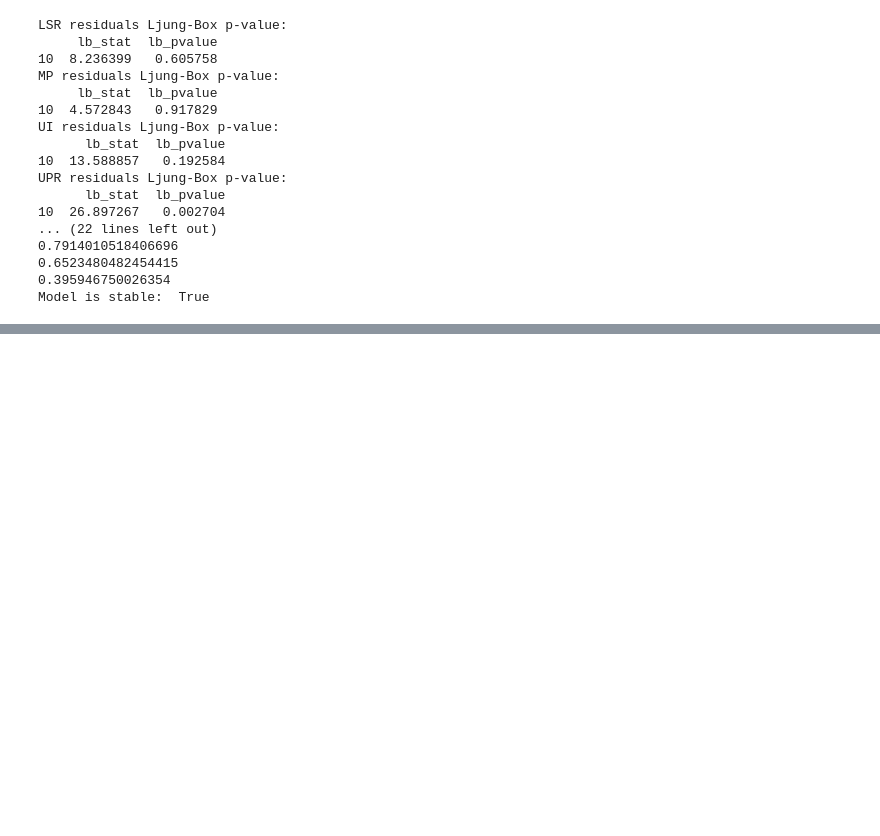
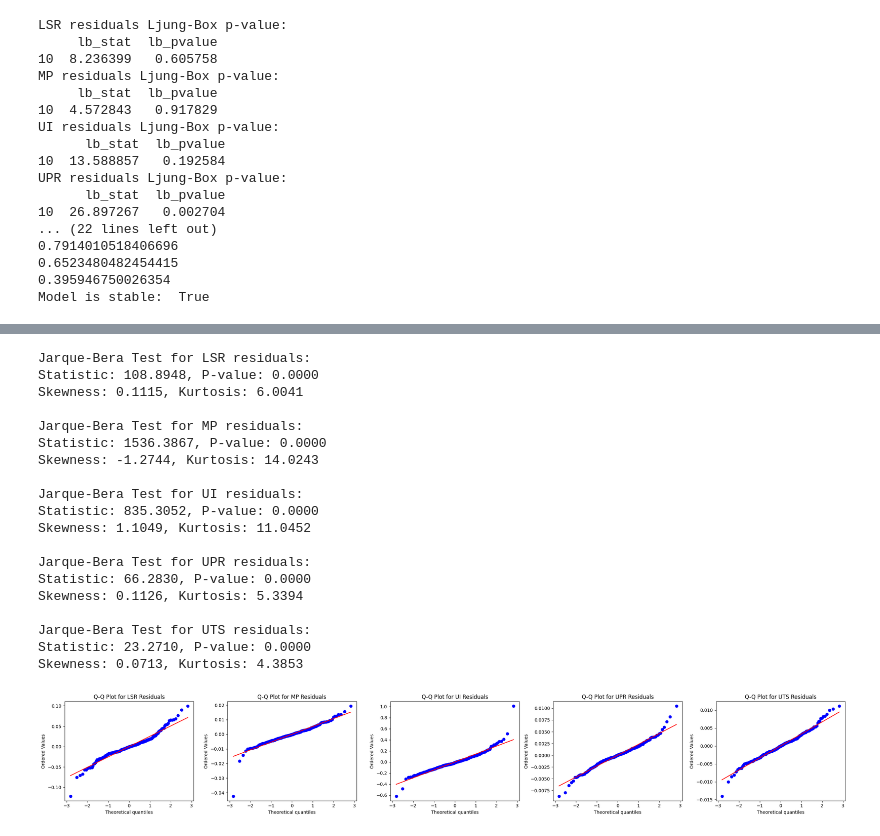
Before and after one commit to justusschenk/valueinvesting, a Jupyter notebook: Regression.ipynb, the cells around one changed output, grey strips where cells are left out. Drawn from its saved outputs; the diff is of its cells as text; code cells hidden in the pictures; blank space fills up the shorter version.

```diff
--- a/Regression.ipynb
+++ b/Regression.ipynb
@@ -473,0 +519,47 @@ Otherwise, bootstrapping might be the solution -> complex
+# %%
+#Nomarlity Check for VAR Residuals
+import statsmodels.stats.api as sms
+
+# After fitting your VAR model (results object from above)
+# Access residuals: results.resid (This is a pandas DataFrame)
+
+# Jarque-Bera test for each residual series
+for col in results.resid.columns:
+    jb_test = sms.jarque_bera(results.resid[col])
+    print(f"\nJarque-Bera Test for {col} residuals:")
+    print(f"Statistic: {jb_test[0]:.4f}, P-value: {jb_test[1]:.4f}")
+    print(f"Skewness: {jb_test[2]:.4f}, Kurtosis: {jb_test[3]:.4f}")
+
+# You can also plot Q-Q plots for visual inspection:
+import matplotlib.pyplot as plt
+import scipy.stats as stats
+
+fig, axes = plt.subplots(1, results.resid.shape[1], figsize=(5 * results.resid.shape[1], 4))
+if results.resid.shape[1] == 1:
+    axes = [axes] # Ensure axes is iterable even for a single series
+for i, col in enumerate(results.resid.columns):
+    stats.probplot(results.resid[col], dist="norm", plot=axes[i])
+    axes[i].set_title(f'Q-Q Plot for {col} Residuals')
+plt.tight_layout()
+plt.show()
+# %% [output]
+Jarque-Bera Test for LSR residuals:
+Statistic: 108.8948, P-value: 0.0000
+Skewness: 0.1115, Kurtosis: 6.0041
+
+Jarque-Bera Test for MP residuals:
+Statistic: 1536.3867, P-value: 0.0000
+Skewness: -1.2744, Kurtosis: 14.0243
+
+Jarque-Bera Test for UI residuals:
+Statistic: 835.3052, P-value: 0.0000
+Skewness: 1.1049, Kurtosis: 11.0452
+
+Jarque-Bera Test for UPR residuals:
+Statistic: 66.2830, P-value: 0.0000
+Skewness: 0.1126, Kurtosis: 5.3394
+
+Jarque-Bera Test for UTS residuals:
+Statistic: 23.2710, P-value: 0.0000
+Skewness: 0.0713, Kurtosis: 4.3853
+[figure, added]
```
Also changed, not shown: parts of 8 cells of this notebook.
